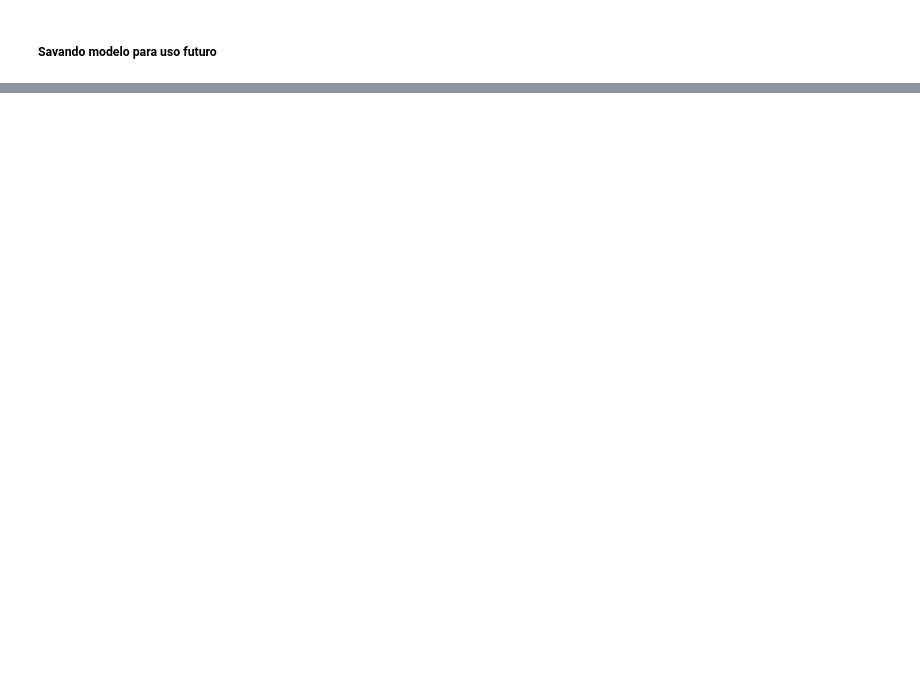
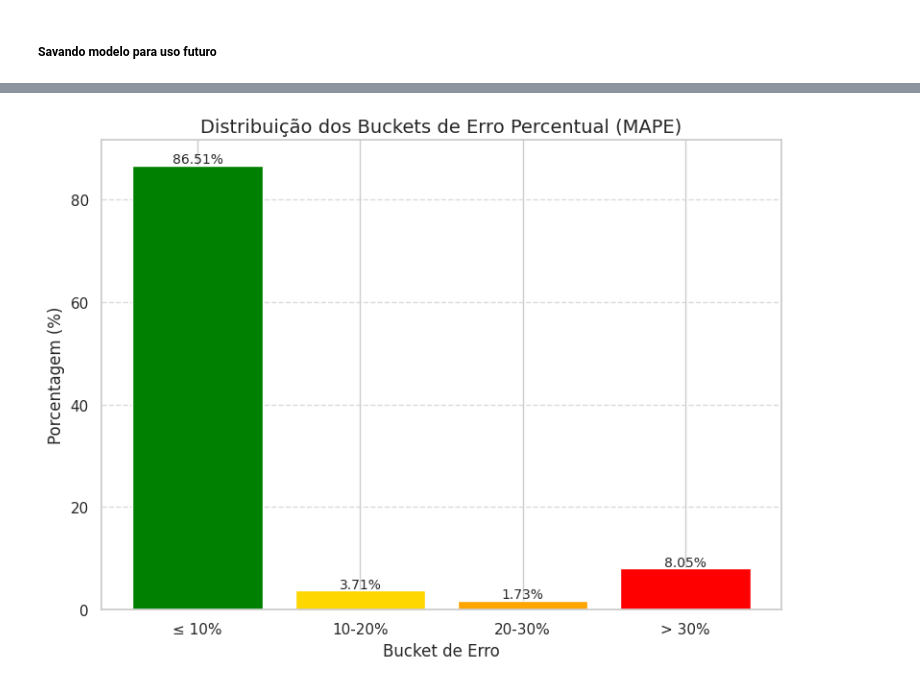
Before and after one commit to DaviRic/revenue-prediction-spark-databricks, a Jupyter notebook: notebooks/02_processing.ipynb, the cells around one changed output, grey strips where cells are left out. Saved outputs shown, nothing was run; the diff lists cells and outputs as text; code cells hidden in the pictures; blank space fills up the shorter version.

Commit message:
[feat] Criação de grafico para a visualização dos dados

```diff
--- a/notebooks/02_processing.ipynb
+++ b/notebooks/02_processing.ipynb
@@ -699,0 +891,33 @@ lr_model.save("../models/linear_regression_model")
+# %%
+import pandas as pd
+import matplotlib.pyplot as plt
+
+# Dados dos buckets
+data = {
+    'error_bucket': ['≤ 10%', '10-20%', '20-30%', '> 30%'],
+    'count': [174757, 7489, 3498, 16264],
+    'percent': [86.51, 3.71, 1.73, 8.05]
+}
+
+# Criar DataFrame
+df_buckets = pd.DataFrame(data)
+
+# Plotar gráfico de barras
+plt.figure(figsize=(8, 6))
+bars = plt.bar(df_buckets['error_bucket'], df_buckets['percent'], color=['green', 'gold', 'orange', 'red'])
+
+# Adicionar rótulos nas barras
+for bar in bars:
+    height = bar.get_height()
+    plt.text(bar.get_x() + bar.get_width()/2, height + 0.5, f'{height:.2f}%', ha='center', fontsize=10)
+
+plt.title('Distribuição dos Buckets de Erro Percentual (MAPE)', fontsize=14)
+plt.xlabel('Bucket de Erro')
+plt.ylabel('Porcentagem (%)')
+plt.ylim(0, max(df_buckets['percent']) + 5)
+plt.grid(axis='y', linestyle='--', alpha=0.7)
+
+plt.tight_layout()
+plt.show()
+# %% [output]
+[figure, added]
```
Also changed, not shown: parts of 32 cells of this notebook.
